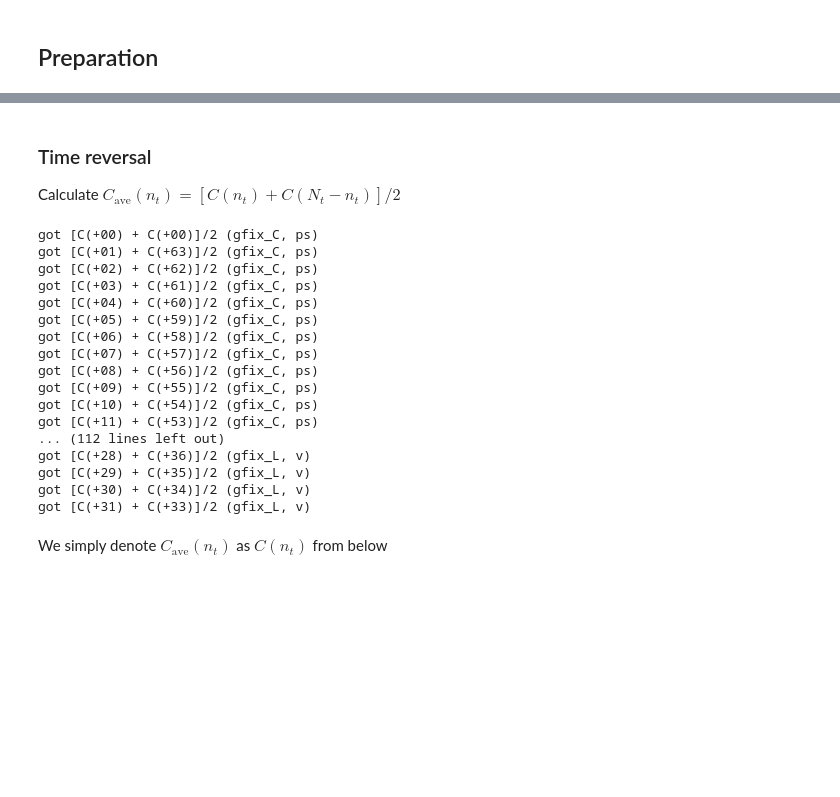
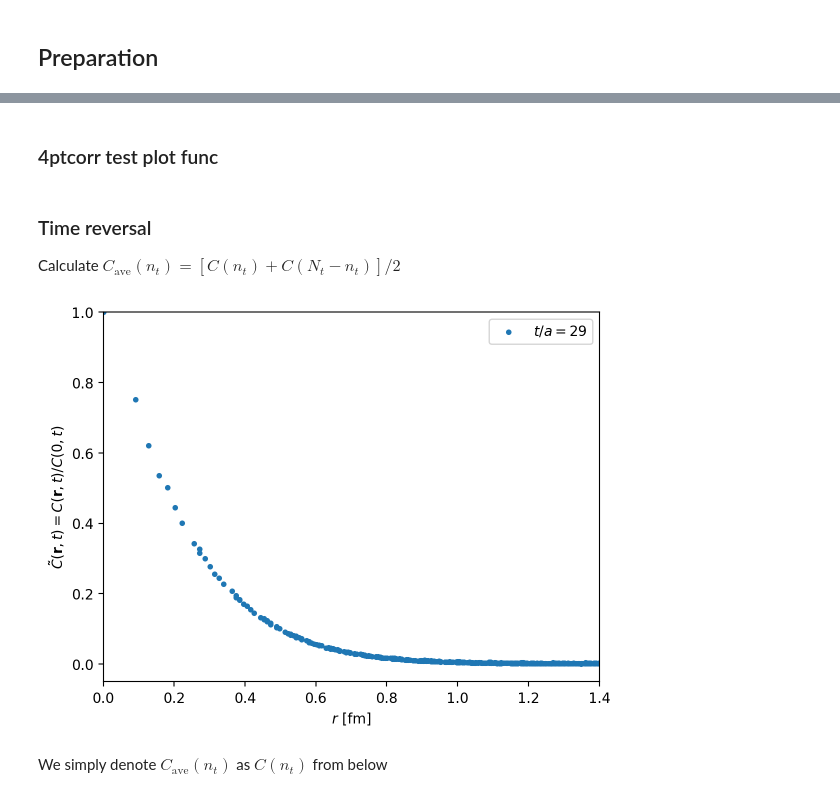
Before and after one commit to tinikov/lqcd, a Jupyter notebook: ccbar:analysis/4pt-analysis.ipynb, the cells around one changed output, grey strips where cells are left out. Saved outputs shown, nothing was run; the diff lists cells and outputs as text; code cells hidden in the pictures; blank space fills up the shorter version.

```diff
--- a/ccbar:analysis/4pt-analysis.ipynb
+++ b/ccbar:analysis/4pt-analysis.ipynb
@@ -3,2 +75,18 @@
+# %%
+# cart2sphr
+def cart2sphr_py(data):
+    reshdata = data.reshape(-1, 2)
+    datatmp = []
+    for x in range(int(xyz_size / 2 + 1)):
+        for y in range(x, int(xyz_size / 2 + 1)):
+            for z in range(y, int(xyz_size / 2 + 1)):
+                distance = (x**2 + y**2 + z**2) ** 0.5
+                dxyz = reshdata[x + xyz_size * (y + xyz_size * z)]
+                datatmp.append(np.array([distance, dxyz[0], dxyz[1]]))
+
+    sphrdata = np.array(datatmp)
+    # sorted_indices = np.argsort(sphrdata[:, 0])
+    # sphrsorted = sphrdata[sorted_indices]
+    return np.array(sphrdata)
 # %% [markdown]
 ## Preparation
@@ -43,3 +93,25 @@ binID = ["BIN" + f"{i:02}" for i in range(1, 19)]
+# %% [markdown]
+### 4ptcorr test plot func
+# %%
+# corr plot
+def corrPlot4pt(data):
+    fig, ax = plt.subplots()
+
+    ax.scatter(
+        data[:, 0] * a,
+        data[:, 1] / data[0, 1],
+        label=r"$t/a=29$",
+        marker=".",
+    )
+
+    ax.legend()
+    ax.set_xlabel(r"$r\ [{\rm fm}]$")
+    ax.set_xlim(0, 1.4)
+    ax.set_ylabel(r"$\tilde{C}(\mathbf{r},t)=C(\mathbf{r},t)/C(0,t)$")
+    ax.set_ylim(-0.05, 1)
+
+    plt.plot()
+    plt.show()
 # %% [markdown]
 ### Time reversal
 
@@ -62,25 +134,15 @@ for ig in range(2):
 
                 os.system(f"bin/mean -l {xyz_cube} -o {ofname} {ifname_t1} {ifname_t2}")
 
-            print(f"got [C({t1}) + C({t2})]/2 ({gfix[ig]}, {chan[ich]})")
+            print(f"got [C({t1}) + C({t2})]/2 ({gauge[ig]}, {chan[ich]})")
-# %% [output]
-got [C(+00) + C(+00)]/2 (gfix_C, ps)
-got [C(+01) + C(+63)]/2 (gfix_C, ps)
-got [C(+02) + C(+62)]/2 (gfix_C, ps)
-got [C(+03) + C(+61)]/2 (gfix_C, ps)
-got [C(+04) + C(+60)]/2 (gfix_C, ps)
-got [C(+05) + C(+59)]/2 (gfix_C, ps)
-got [C(+06) + C(+58)]/2 (gfix_C, ps)
-got [C(+07) + C(+57)]/2 (gfix_C, ps)
-got [C(+08) + C(+56)]/2 (gfix_C, ps)
-got [C(+09) + C(+55)]/2 (gfix_C, ps)
-got [C(+10) + C(+54)]/2 (gfix_C, ps)
-got [C(+11) + C(+53)]/2 (gfix_C, ps)
-... (112 lines left out)
-got [C(+28) + C(+36)]/2 (gfix_L, v)
-got [C(+29) + C(+35)]/2 (gfix_L, v)
-got [C(+30) + C(+34)]/2 (gfix_L, v)
-got [C(+31) + C(+33)]/2 (gfix_L, v)
+# %%
+# result check
+rawdata = np.fromfile(f"{droot}/{gfix[0]}/4pt/trev/{chan[0]}.+29.{gfix[0]}.{binID[0]}")
+assert len(rawdata) == xyz_cube * 2
+sphrdata = cart2sphr_py(rawdata)
+corrPlot4pt(sphrdata)
+# %% [output]
+[figure, added]
 # %% [markdown]
 We simply denote $C_{\text{ave}}(n_t)$ as $C(n_t)$ from below
 # %% [markdown]
```
Also changed, not shown: parts of 46 cells of this notebook, 6 other files.
